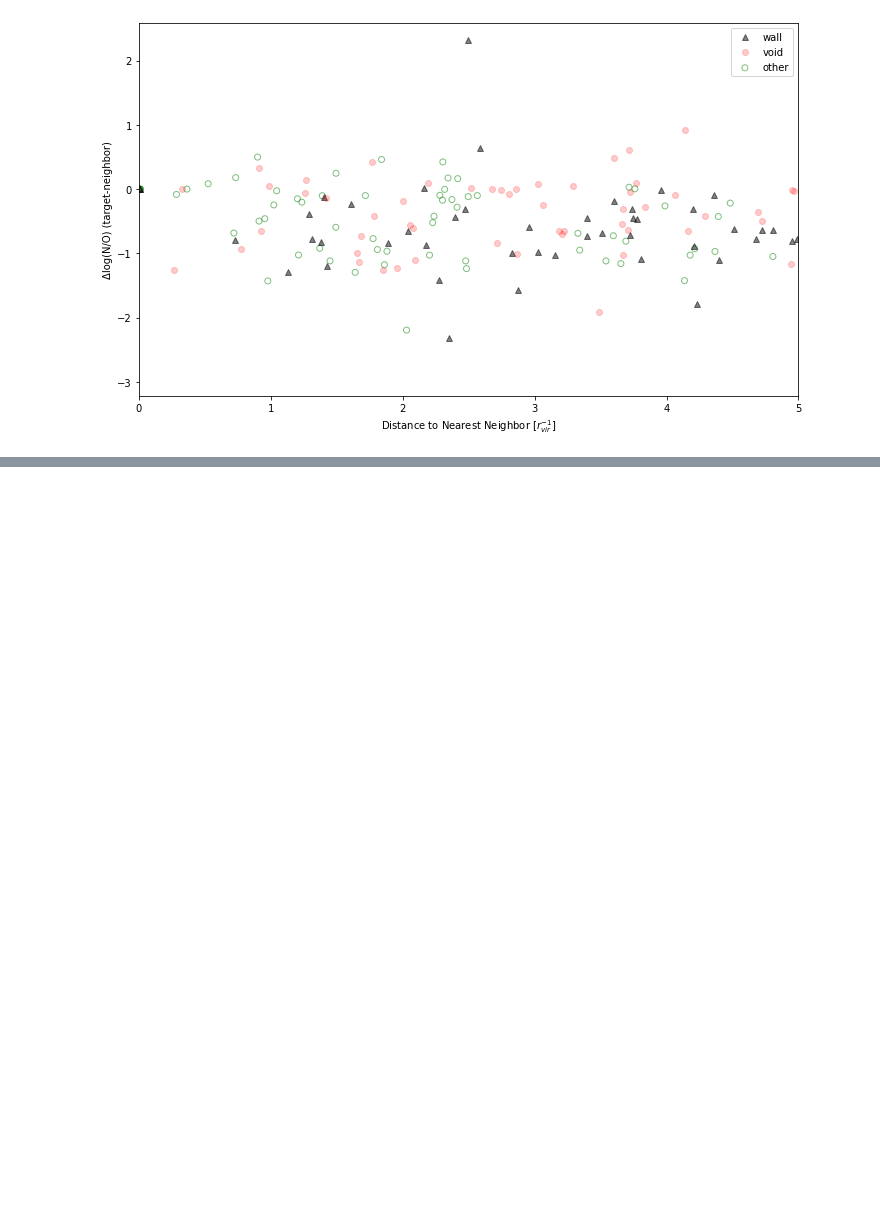
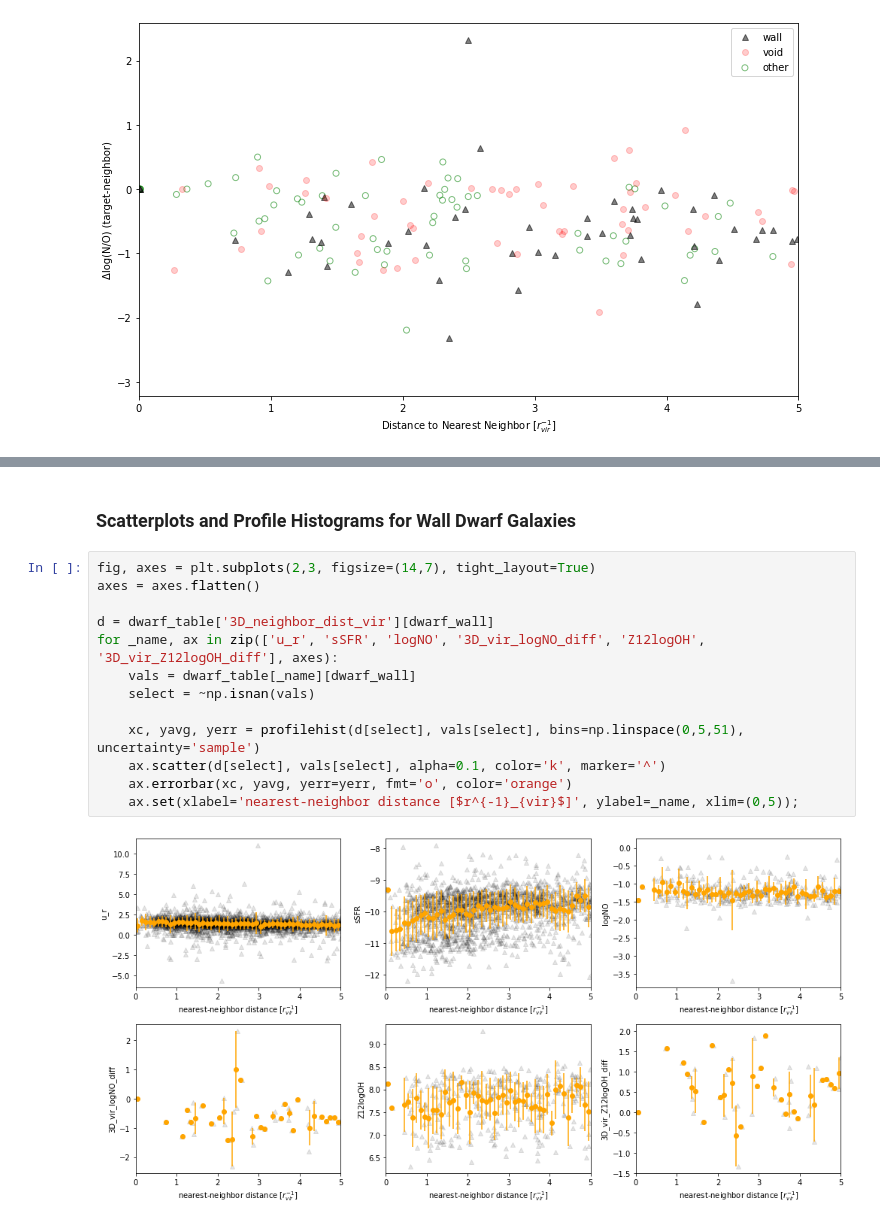
Before and after one commit to kadglass/SmallScale, a Jupyter notebook: 3D_vir_dist_properties_plots.ipynb, the cells around one changed output, grey strips where cells are left out. Saved outputs shown, nothing was run; the diff lists cells and outputs as text; blank space fills up the shorter version.

Commit message:
added profile hists & linear reg. plts

```diff
--- a/3D_vir_dist_properties_plots.ipynb
+++ b/3D_vir_dist_properties_plots.ipynb
@@ -255,0 +309,17 @@ plt.xlim([0,5]);
+# %% [markdown]
+### Scatterplots and Profile Histograms for Wall Dwarf Galaxies
+# %%
+fig, axes = plt.subplots(2,3, figsize=(14,7), tight_layout=True)
+axes = axes.flatten()
+
+d = dwarf_table['3D_neighbor_dist_vir'][dwarf_wall]
+for _name, ax in zip(['u_r', 'sSFR', 'logNO', '3D_vir_logNO_diff', 'Z12logOH', '3D_vir_Z12logOH_diff'], axes):
+    vals = dwarf_table[_name][dwarf_wall]
+    select = ~np.isnan(vals)
+
+    xc, yavg, yerr = profilehist(d[select], vals[select], bins=np.linspace(0,5,51), uncertainty='sample')
+    ax.scatter(d[select], vals[select], alpha=0.1, color='k', marker='^')
+    ax.errorbar(xc, yavg, yerr=yerr, fmt='o', color='orange')
+    ax.set(xlabel='nearest-neighbor distance [$r^{-1}_{vir}$]', ylabel=_name, xlim=(0,5));
+# %% [output]
+[figure, added]
```
Also changed, not shown: parts of 14 cells of this notebook.
